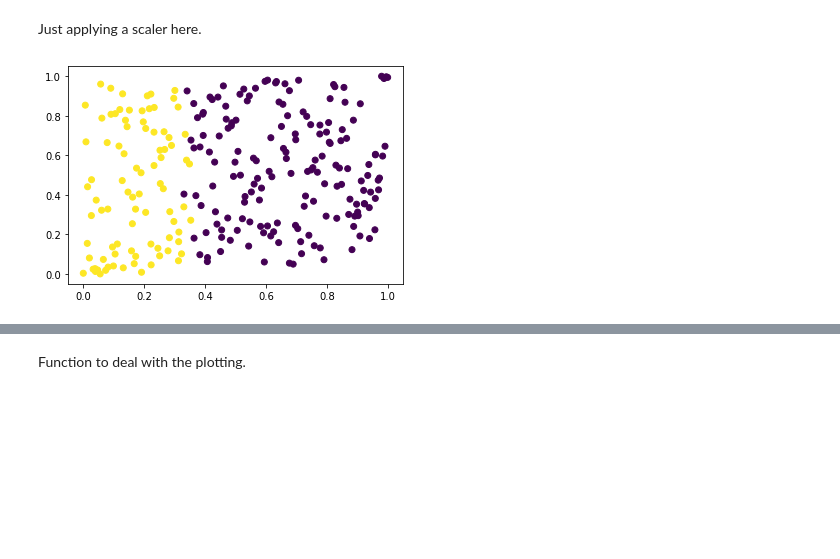
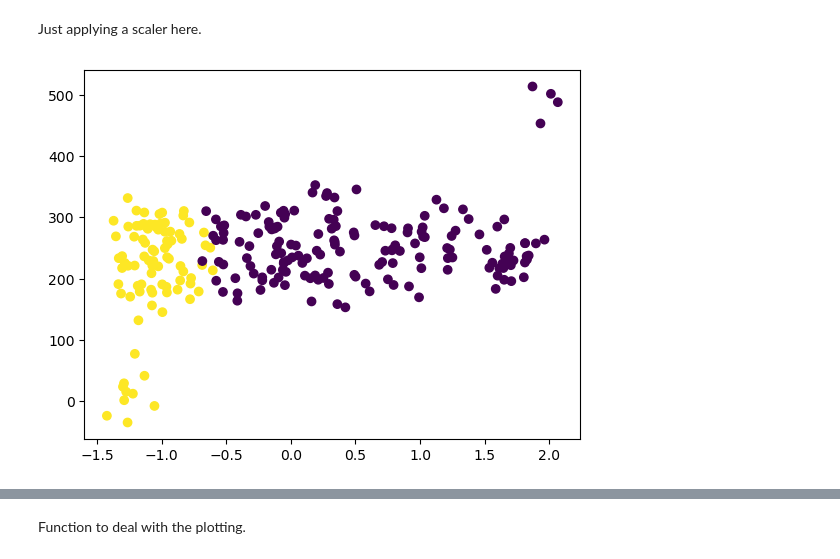
Before and after one commit to zyang91/calm-notebooks, a Jupyter notebook: scikit-prep/scikit-prepare.ipynb, the cells around one changed output, grey strips where cells are left out. Saved outputs shown, nothing was run; the diff lists cells and outputs as text; code cells hidden in the pictures; blank space fills up the shorter version.

Commit message:
preprocessing

```diff
--- a/scikit-prep/scikit-prepare.ipynb
+++ b/scikit-prep/scikit-prepare.ipynb
@@ -23,11 +23,13 @@ plt.scatter(X[:, 0], X[:, 1], c=y);
 # %% [markdown]
 Just applying a scaler here.
+# %%
+from sklearn.preprocessing import StandardScaler
+X_new= StandardScaler().fit_transform(X)
+# %%
+plt.scatter(X_new[:, 0], X[:, 1], c=y);
+# %% [output]
+[figure, added]
 # %%
 from sklearn.preprocessing import StandardScaler, QuantileTransformer
 from sklearn.neighbors import KNeighborsClassifier
 from sklearn.pipeline import Pipeline
-
-X_new = QuantileTransformer(n_quantiles=100).fit_transform(X)
-plt.scatter(X_new[:, 0], X_new[:, 1], c=y);
-# %% [output]
-[figure, removed]
```
Also changed, not shown: parts of 9 cells of this notebook.
